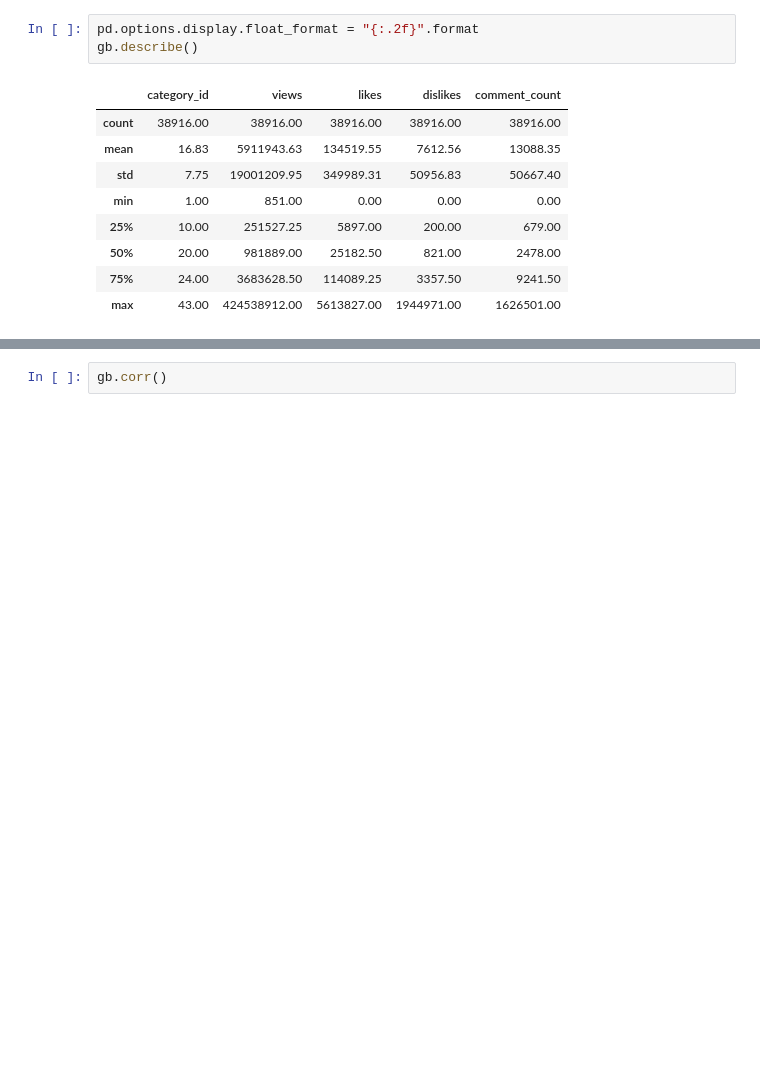
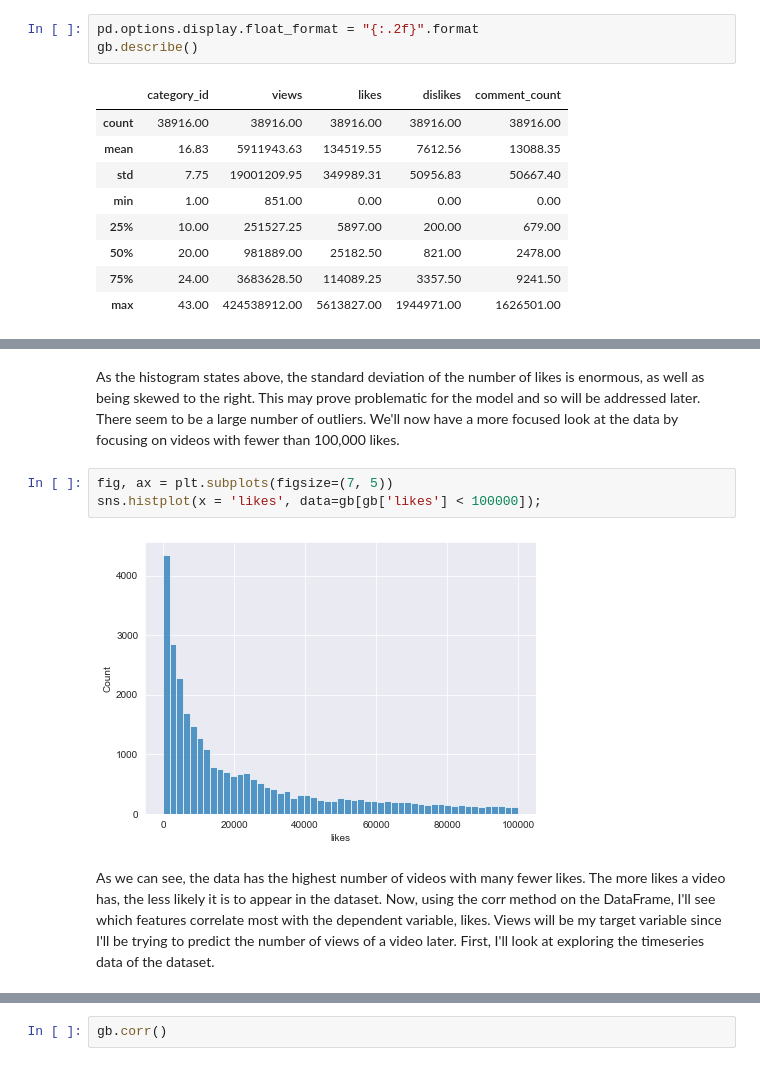
Before and after one commit to Thomsoa194/Youtube_analysis, a Jupyter notebook: analysis.ipynb, the cells around one changed output, grey strips where cells are left out. Cells and saved outputs as stored; diff of their text form; blank space fills up the shorter version.

```diff
--- a/analysis.ipynb
+++ b/analysis.ipynb
@@ -100,0 +102,10 @@ A quick overview of the data tells us that the mean number of likes is 5,911,943
+# %% [markdown]
+As the histogram states above, the standard deviation of the number of likes is enormous, as well as being skewed to the right. This may prove problematic for the model and so will be addressed later. There seem to be a large number of outliers. We'll now have a more focused look at the data by focusing on videos with fewer than 100,000 likes.
+# %%
+fig, ax = plt.subplots(figsize=(7, 5))
+sns.histplot(x = 'likes', data=gb[gb['likes'] < 100000]);
+# %% [output]
+[figure, added]
+# %% [markdown]
+As we can see, the data has the highest number of videos with many fewer likes. The more likes a video has, the less likely it is to appear in the dataset.
+Now, using the corr method on the DataFrame, I'll see which features correlate most with the dependent variable, likes. Views will be my target variable since I'll be trying to predict the number of views of a video later. First, I'll look at exploring the timeseries data of the dataset.
```
Also changed, not shown: parts of 41 cells of this notebook.
